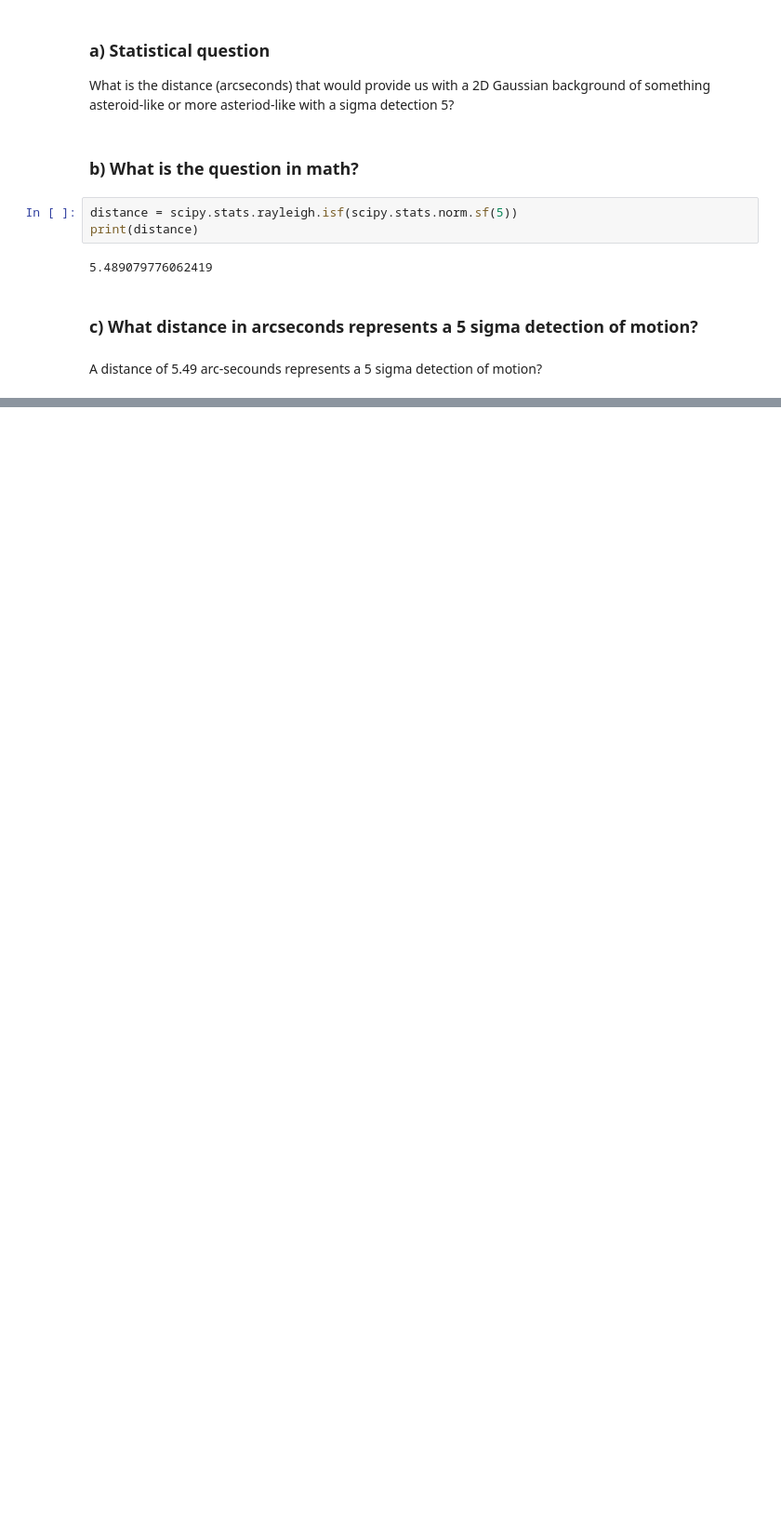
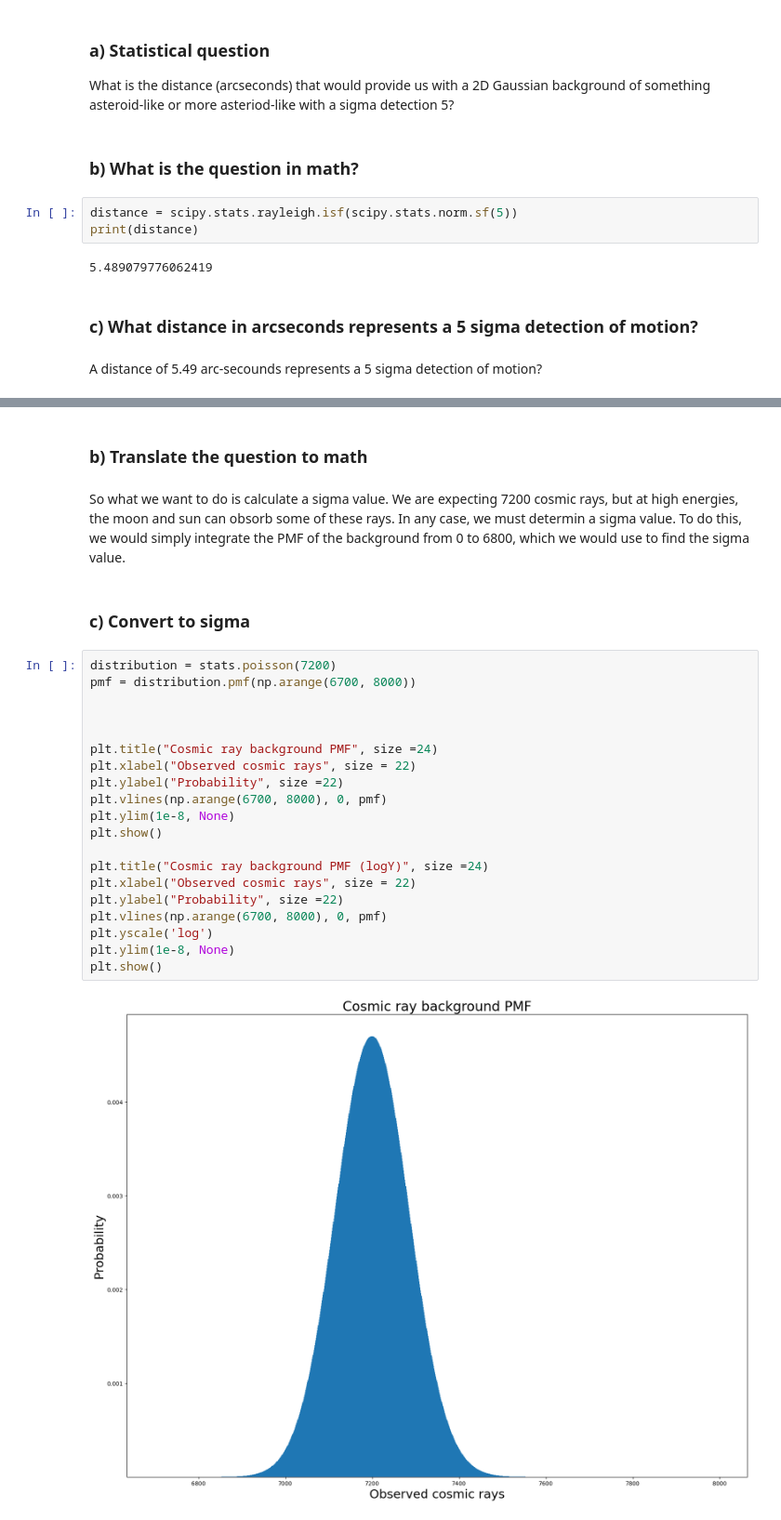
Before and after one commit to MinniVan/PHYS-434, a Jupyter notebook: lab-3.ipynb, the cells around one changed output, grey strips where cells are left out. Shown at 93% size. Drawn from its saved outputs; the diff is of its cells as text; blank space fills up the shorter version.

```diff
--- a/lab-3.ipynb
+++ b/lab-3.ipynb
@@ -163,0 +170,28 @@ A distance of 5.49 arc-secounds represents a 5 sigma detection of motion?
+# %% [markdown]
+### b) Translate the question to math
+# %% [markdown]
+So what we want to do is calculate a sigma value. We are expecting 7200 cosmic rays, but at high energies, the moon and sun can obsorb some of these rays. In any case, we must determin a sigma value. To do this, we would simply integrate the PMF of the background from 0 to 6800, which we would use to find the sigma value.
+# %% [markdown]
+### c) Convert to sigma
+# %%
+distribution = stats.poisson(7200)
+pmf = distribution.pmf(np.arange(6700, 8000))
+
+
+
+plt.title("Cosmic ray background PMF", size =24)
+plt.xlabel("Observed cosmic rays", size = 22)
+plt.ylabel("Probability", size =22)
+plt.vlines(np.arange(6700, 8000), 0, pmf)
+plt.ylim(1e-8, None)
+plt.show()
+
+plt.title("Cosmic ray background PMF (logY)", size =24)
+plt.xlabel("Observed cosmic rays", size = 22)
+plt.ylabel("Probability", size =22)
+plt.vlines(np.arange(6700, 8000), 0, pmf)
+plt.yscale('log')
+plt.ylim(1e-8, None)
+plt.show()
+# %% [output]
+[figure, added]
```
Also changed, not shown: parts of 11 cells of this notebook.
